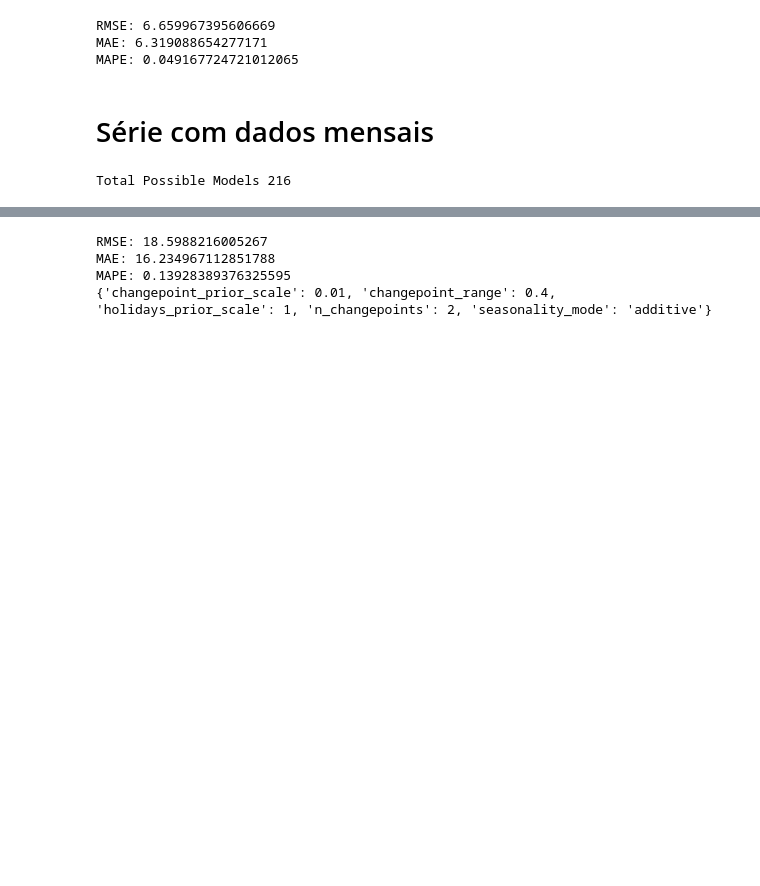
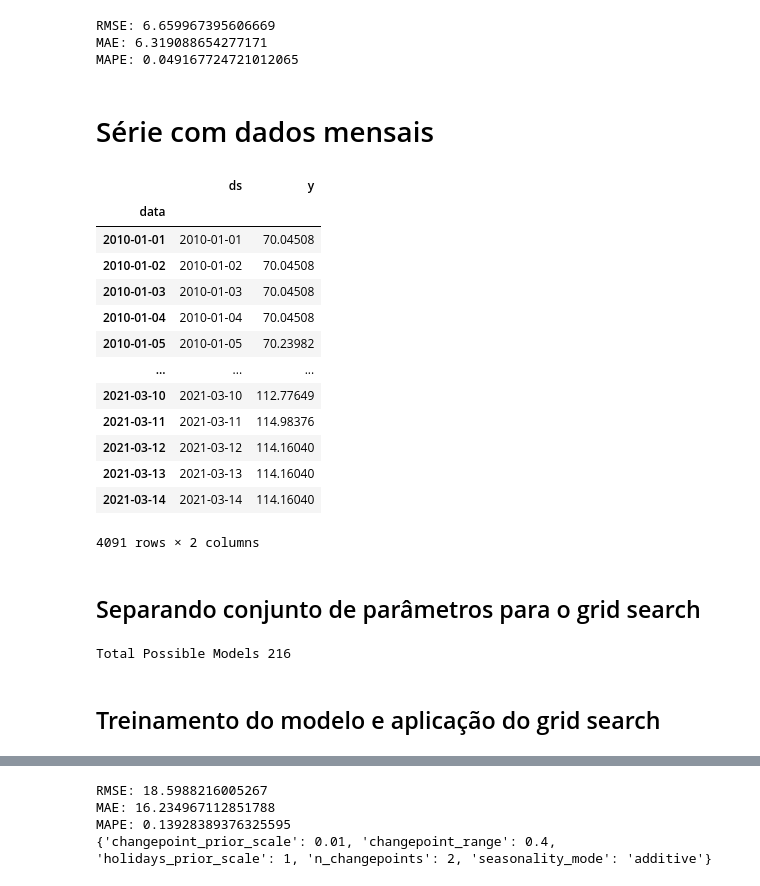
Before and after one commit to AllexRocha/tcc_usp_esalq, a Jupyter notebook: previsao_Prophet.ipynb, the cells around one changed output, grey strips where cells are left out. Saved outputs shown, nothing was run; the diff lists cells and outputs as text; code cells hidden in the pictures; blank space fills up the shorter version.

```diff
--- a/previsao_Prophet.ipynb
+++ b/previsao_Prophet.ipynb
@@ -458,6 +476,23 @@ MAPE: 0.049167724721012065
 treino_mensal = treino.copy()
 teste_mensal = teste.copy()
 previsao_mensal = previsao.copy()
+# %%
+treino_mensal
+# %% [output]
+|  | ds | y |
+| data |  |  |
+| 2010-01-01 | 2010-01-01 | 70.04508 |
+| 2010-01-02 | 2010-01-02 | 70.04508 |
+| 2010-01-03 | 2010-01-03 | 70.04508 |
+| 2010-01-04 | 2010-01-04 | 70.04508 |
+| 2010-01-05 | 2010-01-05 | 70.23982 |
+| ... | ... | ... |
+| 2021-03-10 | 2021-03-10 | 112.77649 |
+| 2021-03-11 | 2021-03-11 | 114.98376 |
+| 2021-03-12 | 2021-03-12 | 114.16040 |
+| 2021-03-13 | 2021-03-13 | 114.16040 |
+| 2021-03-14 | 2021-03-14 | 114.16040 |
+4091 rows × 2 columns
 # %%
 treino_mensal = treino_mensal.resample('M', on='ds').mean()
 teste_mensal = teste_mensal.resample('M', on='ds').mean()
@@ -466,6 +501,8 @@ previsao_mensal = previsao_mensal.resample('M', on='ds').mean()
 treino_mensal['ds']=treino_mensal.index
 teste_mensal['ds']=teste_mensal.index
 previsao_mensal['ds']=previsao_mensal.index
+# %% [markdown]
+## Separando conjunto de parâmetros para o grid search
 # %%
 params_grid = {'seasonality_mode':(['additive','multiplicative']),
                'changepoint_prior_scale':[0.01,0.04, 0.08],
@@ -480,6 +517,8 @@ for p in grid:
 print('Total Possible Models',cnt)
 # %% [output]
 Total Possible Models 216
+# %% [markdown]
+## Treinamento do modelo e aplicação do grid search
 # %%
 %%time
 model_parameters = pd.DataFrame(columns = ['RMSE','Parameters'])
```
Also changed, not shown: parts of 17 cells of this notebook, 3 other files.
